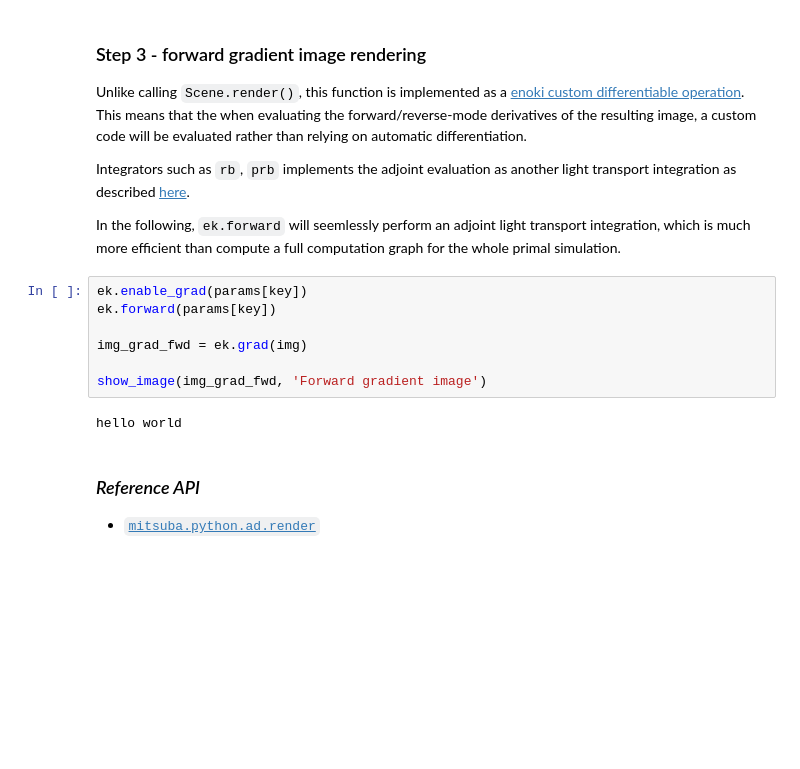
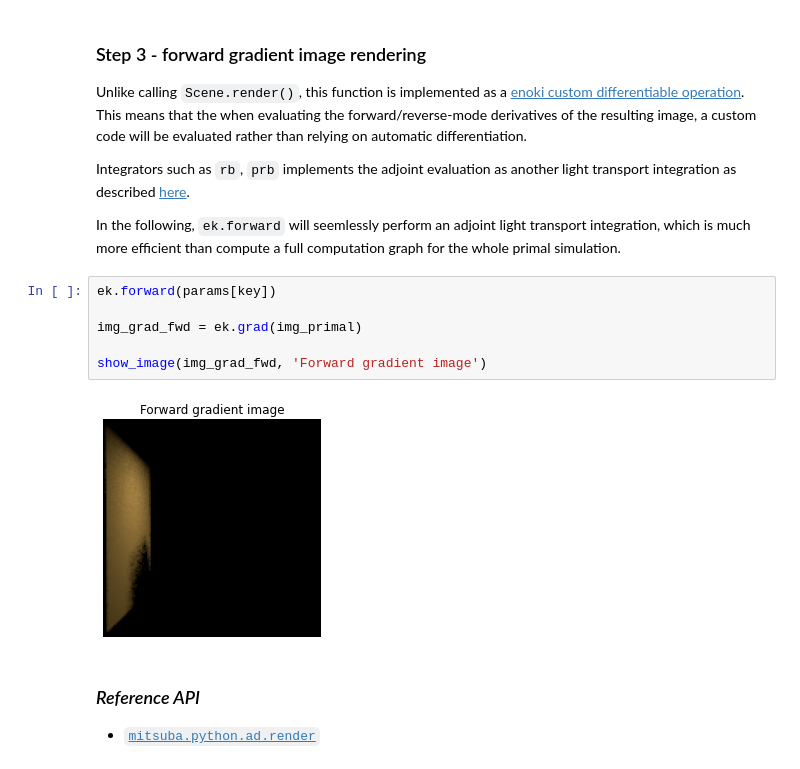
Before and after one commit to mitsuba-renderer/mitsuba-tutorials, a Jupyter notebook: inverse_rendering/07_rendering_custom_op.ipynb, the cells around one changed output. Cells and saved outputs as stored; diff of their text form; blank space fills up the shorter version.

```diff
--- a/inverse_rendering/07_rendering_custom_op.ipynb
+++ b/inverse_rendering/07_rendering_custom_op.ipynb
@@ -74,14 +81,13 @@ Integrators such as `rb`, `prb` implements the adjoint evaluation as another lig
 
 In the following, `ek.forward` will seemlessly perform an adjoint light transport integration, which is much more efficient than compute a full computation graph for the whole primal simulation.
 # %%
-ek.enable_grad(params[key])
 ek.forward(params[key])
 
-img_grad_fwd = ek.grad(img)
+img_grad_fwd = ek.grad(img_primal)
 
 show_image(img_grad_fwd, 'Forward gradient image')
 # %% [output]
-hello world
+[figure, added]
 # %% [markdown]
 ### *Reference API*
 
```
Also changed, not shown: parts of 2 cells of this notebook, 5 other files.
